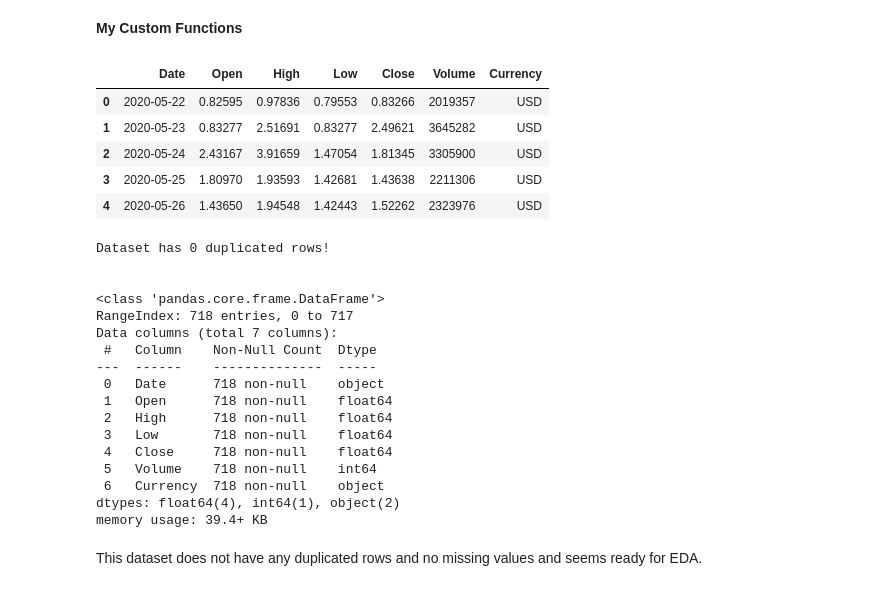
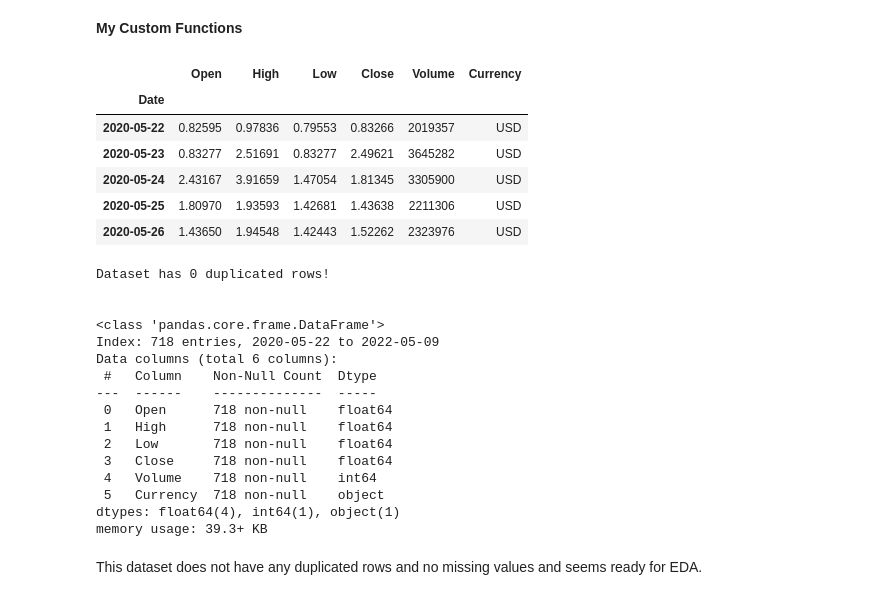
Before and after one commit to vincebarokie/crypto_model, a Jupyter notebook: crypto_price_machine_learning_model.ipynb, the cells around one changed output. Drawn from its saved outputs; the diff is of its cells as text; code cells hidden in the pictures.

```diff
--- a/crypto_price_machine_learning_model.ipynb
+++ b/crypto_price_machine_learning_model.ipynb
@@ -36,8 +40,6 @@ Requirement already satisfied: kaleido in /usr/local/lib/python3.7/dist-packages
 # imports
 import pandas as pd
 import numpy as np
-# config pandas
-pd.options.display.float_format = '{:.5f}'.format
 
 # visualization
 import matplotlib.pyplot as plt
@@ -45,17 +47,29 @@ import seaborn as sns
 import plotly.graph_objects as go
 from plotly.subplots import make_subplots
 
-# import sklearn libraries
+# imputing
+from sklearn.impute import SimpleImputer
+
+# preprocessing
+from sklearn.preprocessing import MinMaxScaler, OneHotEncoder
 from sklearn.model_selection import train_test_split, GridSearchCV
+from sklearn.compose import make_column_selector, make_column_transformer
 from sklearn.pipeline import make_pipeline
-from sklearn.preprocessing import OneHotEncoder, MinMaxScaler
-from sklearn.compose import make_column_selector, make_column_transformer
+
+# clustering
+from sklearn.ensemble import RandomForestRegressor
+from sklearn.cluster import KMeans
+
+# modeling
 from xgboost import XGBRegressor
-from sklearn.ensemble import RandomForestRegressor
-from keras.models import Sequential
-from keras.layers import Activation, Dense, Dropout, LSTM
+from sklearn.decomposition import PCA
+from tensorflow.keras.layers import Dense, Dropout
+from tensorflow.keras.models import Sequential
+from tensorflow.keras.callbacks import EarlyStopping
 
-from sklearn.metrics import mean_absolute_error, mean_squared_error, r2_score
+# metrics and evaluation
+from sklearn.metrics import silhouette_score, classification_report, ConfusionMatrixDisplay, \
+mean_squared_error, mean_absolute_error, r2_score
 
 # mount drive
 from google.colab import drive
@@ -108,14 +122,15 @@ def build_n_eval_model(preproc, model, X_train, X_test, y_train, y_test):
 # %%
 # load dataset
-df = pd.read_csv('/content/drive/MyDrive/CodingDojo_DS/dataset_files/Celo.csv')
+df = pd.read_csv('/content/drive/MyDrive/CodingDojo_DS/dataset_files/Celo.csv', index_col = 'Date')
 df.head()
 # %% [output]
-|  | Date | Open | High | Low | Close | Volume | Currency |
-| 0 | 2020-05-22 | 0.82595 | 0.97836 | 0.79553 | 0.83266 | 2019357 | USD |
-| 1 | 2020-05-23 | 0.83277 | 2.51691 | 0.83277 | 2.49621 | 3645282 | USD |
-| 2 | 2020-05-24 | 2.43167 | 3.91659 | 1.47054 | 1.81345 | 3305900 | USD |
-| 3 | 2020-05-25 | 1.80970 | 1.93593 | 1.42681 | 1.43638 | 2211306 | USD |
-| 4 | 2020-05-26 | 1.43650 | 1.94548 | 1.42443 | 1.52262 | 2323976 | USD |
+|  | Open | High | Low | Close | Volume | Currency |
+| Date |  |  |  |  |  |  |
+| 2020-05-22 | 0.82595 | 0.97836 | 0.79553 | 0.83266 | 2019357 | USD |
+| 2020-05-23 | 0.83277 | 2.51691 | 0.83277 | 2.49621 | 3645282 | USD |
+| 2020-05-24 | 2.43167 | 3.91659 | 1.47054 | 1.81345 | 3305900 | USD |
+| 2020-05-25 | 1.80970 | 1.93593 | 1.42681 | 1.43638 | 2211306 | USD |
+| 2020-05-26 | 1.43650 | 1.94548 | 1.42443 | 1.52262 | 2323976 | USD |
 # %%
 # check for duplicates and missing values
 print(f'Dataset has {df.duplicated().sum()} duplicated rows!')
@@ -126,19 +141,18 @@ Dataset has 0 duplicated rows!
 
 
 <class 'pandas.core.frame.DataFrame'>
-RangeIndex: 718 entries, 0 to 717
-Data columns (total 7 columns):
+Index: 718 entries, 2020-05-22 to 2022-05-09
+Data columns (total 6 columns):
  #   Column    Non-Null Count  Dtype
 ---  ------    --------------  -----
- 0   Date      718 non-null    object
- 1   Open      718 non-null    float64
- 2   High      718 non-null    float64
- 3   Low       718 non-null    float64
- 4   Close     718 non-null    float64
- 5   Volume    718 non-null    int64
- 6   Currency  718 non-null    object
-dtypes: float64(4), int64(1), object(2)
-memory usage: 39.4+ KB
+ 0   Open      718 non-null    float64
+ 1   High      718 non-null    float64
+ 2   Low       718 non-null    float64
+ 3   Close     718 non-null    float64
+ 4   Volume    718 non-null    int64
+ 5   Currency  718 non-null    object
+dtypes: float64(4), int64(1), object(1)
+memory usage: 39.3+ KB
 # %% [markdown]
 This dataset does not have any duplicated rows and no missing values and seems ready for EDA.
 # %%
```
Also changed, not shown: parts of 22 cells of this notebook.
